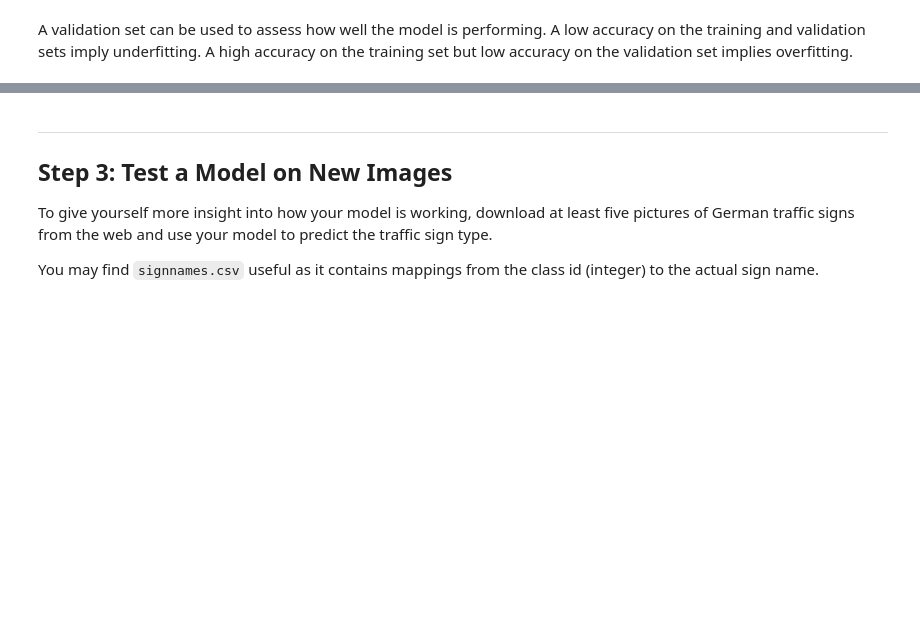
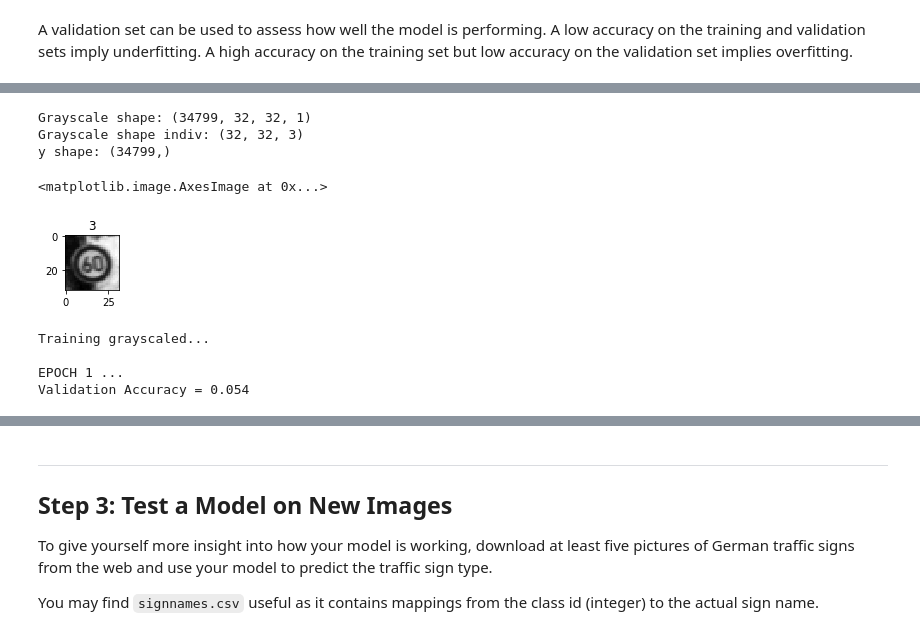
Before and after one commit to hiwenny/LeNetTrafficSigns, a Jupyter notebook: Traffic_Sign_Classifier.ipynb, the cells around one changed output, grey strips where cells are left out. Saved outputs shown, nothing was run; the diff lists cells and outputs as text; code cells hidden in the pictures; blank space fills up the shorter version.

```diff
--- a/Traffic_Sign_Classifier.ipynb
+++ b/Traffic_Sign_Classifier.ipynb
@@ -350,5 +349,54 @@ KeyboardInterrupt:
+# %%
+# GRAYSCALE
+# Convert RGB to Grayscale:
+def convert_to_grayscale(X_data):
+    bat = []
+    for i in range(0, len(X_data)):
+        image = cv2.cvtColor(X_data[i], cv2.COLOR_RGB2GRAY)
+        bat.append(image)
+    X_data = np.reshape(bat, (-1, 32, 32, 1))
+    return X_data
+
+# Convert image to grayscale
+X_train_gray = convert_to_grayscale(X_train)
+X_test_gray = convert_to_grayscale(X_test)
+X_validation_gray = convert_to_grayscale(X_validation)
+
+X_train_gray, y_train = shuffle(X_train_gray, y_train)
+
+print('Grayscale shape:', X_train_gray.shape)
+print('Grayscale shape indiv:', X_train[0].shape)
+print('y shape:', y_train.shape)
+
+index_gray = random.randint(0, len(X_train_gray))
+image_gray = X_train_gray[index_gray].squeeze()
+
+plt.figure(figsize=(1,1))
+plt.title(y_train[index_gray])
+plt.imshow(image_gray, cmap='gray')
+# %% [output]
+Grayscale shape: (34799, 32, 32, 1)
+Grayscale shape indiv: (32, 32, 3)
+y shape: (34799,)
+<matplotlib.image.AxesImage at 0x...>
+[figure, added]
 # %%
-# GRAYSCALE
+image_shape = X_train_gray[0].shape
+x = tf.placeholder(tf.float32, (None, 32, 32, image_shape[2]))
+y = tf.placeholder(tf.int32, (None))
+one_hot_y = tf.one_hot(y, n_classes)
+
+rate = 0.001
+
+logits = LeNet(x, image_shape, n_classes)
+cross_entropy = tf.nn.softmax_cross_entropy_with_logits(labels=one_hot_y, logits=logits)
+loss_operation = tf.reduce_mean(cross_entropy)
+optimizer = tf.train.AdamOptimizer(learning_rate = rate)
+training_operation = optimizer.minimize(loss_operation)
+
+correct_prediction = tf.equal(tf.argmax(logits, 1), tf.argmax(one_hot_y, 1))
+accuracy_operation = tf.reduce_mean(tf.cast(correct_prediction, tf.float32))
+saver = tf.train.Saver()
 
 N_EPOCHS = 10
 index = random.randint(0, len(X_train_gray))
@@ -357,6 +405,8 @@ image = X_train_gray[index].squeeze()
 plt.figure(figsize=(1,1))
 plt.title(y_train[index])
 plt.imshow(image)
+
+X_train_gray, y_train = shuffle(X_train_gray, y_train)
 
 with tf.Session() as sess:
     sess.run(tf.global_variables_initializer())
@@ -378,3 +428,10 @@ with tf.Session() as sess:
 
     saver.save(sess, './lenetgray')
     print("Model saved")
+
+sess.close()
+# %% [output]
+Training grayscaled...
+
+EPOCH 1 ...
+Validation Accuracy = 0.054
```
Also changed, not shown: parts of 8 cells of this notebook, 7 other files.
